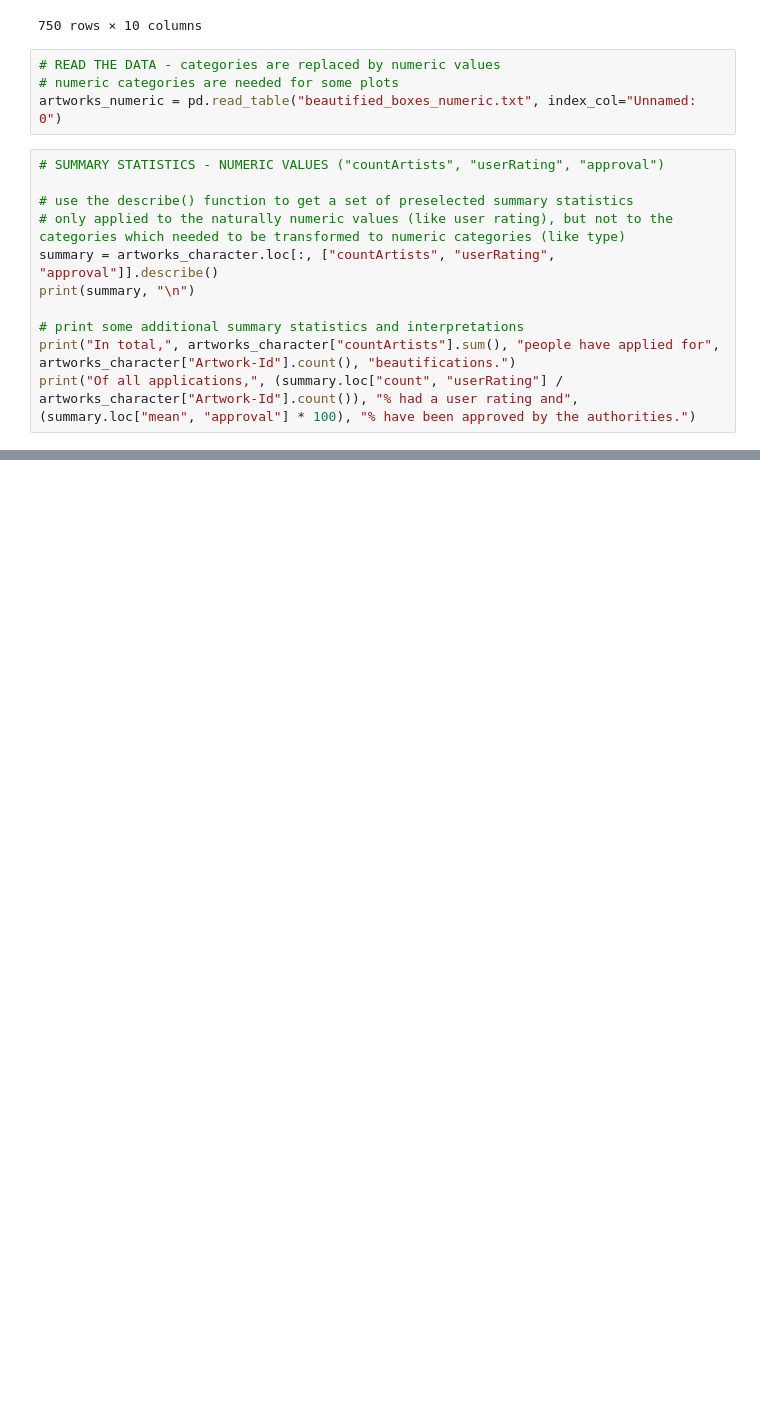
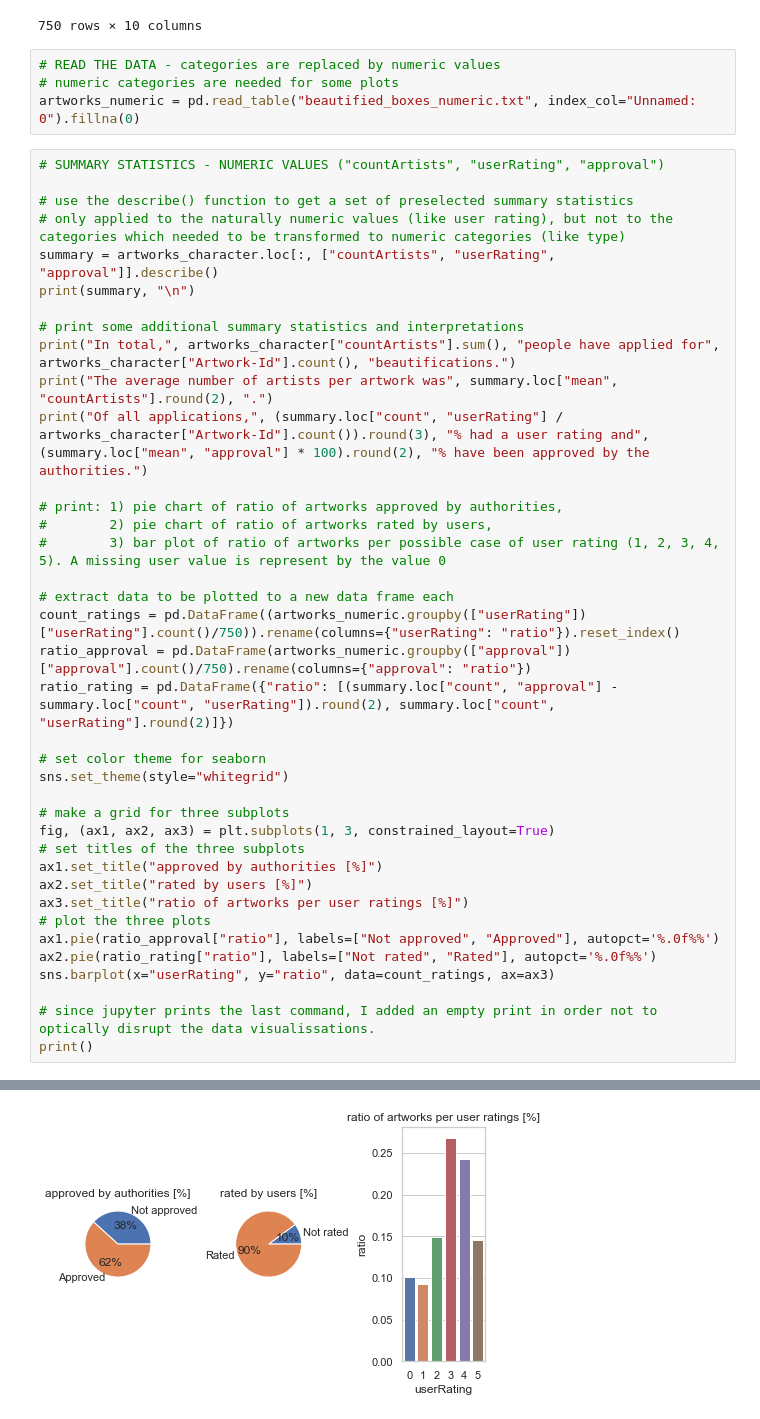
Before and after one commit to TechLabs-Berlin/st22-beautify-berlin, a Jupyter notebook: data_visualisations.ipynb, the cells around one changed output, grey strips where cells are left out. Cells and saved outputs as stored; diff of their text form; blank space fills up the shorter version.

Commit message:
I added three figures and commented the script

```diff
--- a/data_visualisations.ipynb
+++ b/data_visualisations.ipynb
@@ -30,7 +30,7 @@ artworks_character
 # %%
 # READ THE DATA - categories are replaced by numeric values
 # numeric categories are needed for some plots
-artworks_numeric = pd.read_table("beautified_boxes_numeric.txt", index_col="Unnamed: 0")
+artworks_numeric = pd.read_table("beautified_boxes_numeric.txt", index_col="Unnamed: 0").fillna(0)
 # %%
 # SUMMARY STATISTICS - NUMERIC VALUES ("countArtists", "userRating", "approval")
 
@@ -41,4 +41,32 @@ print(summary, "\n")
 
 # print some additional summary statistics and interpretations
 print("In total,", artworks_character["countArtists"].sum(), "people have applied for", artworks_character["Artwork-Id"].count(), "beautifications.")
-print("Of all applications,", (summary.loc["count", "userRating"] / artworks_character["Artwork-Id"].count()), "% had a user rating and", (summary.loc["mean", "approval"] * 100), "% have been approved by the authorities.")
+print("The average number of artists per artwork was", summary.loc["mean", "countArtists"].round(2), ".")
+print("Of all applications,", (summary.loc["count", "userRating"] / artworks_character["Artwork-Id"].count()).round(3), "% had a user rating and", (summary.loc["mean", "approval"] * 100).round(2), "% have been approved by the authorities.")
+
+# print: 1) pie chart of ratio of artworks approved by authorities,
+#        2) pie chart of ratio of artworks rated by users,
+#        3) bar plot of ratio of artworks per possible case of user rating (1, 2, 3, 4, 5). A missing user value is represent by the value 0
+
+# extract data to be plotted to a new data frame each
+count_ratings = pd.DataFrame((artworks_numeric.groupby(["userRating"])["userRating"].count()/750)).rename(columns={"userRating": "ratio"}).reset_index()
+ratio_approval = pd.DataFrame(artworks_numeric.groupby(["approval"])["approval"].count()/750).rename(columns={"approval": "ratio"})
+ratio_rating = pd.DataFrame({"ratio": [(summary.loc["count", "approval"] - summary.loc["count", "userRating"]).round(2), summary.loc["count", "userRating"].round(2)]})
+
+# set color theme for seaborn
+sns.set_theme(style="whitegrid")
+
+# make a grid for three subplots
+fig, (ax1, ax2, ax3) = plt.subplots(1, 3, constrained_layout=True)
+# set titles of the three subplots
+ax1.set_title("approved by authorities [%]")
+ax2.set_title("rated by users [%]")
+ax3.set_title("ratio of artworks per user ratings [%]")
+# plot the three plots
+ax1.pie(ratio_approval["ratio"], labels=["Not approved", "Approved"], autopct='%.0f%%')
+ax2.pie(ratio_rating["ratio"], labels=["Not rated", "Rated"], autopct='%.0f%%')
+sns.barplot(x="userRating", y="ratio", data=count_ratings, ax=ax3)
+
+# since jupyter prints the last command, I added an empty print in order not to optically disrupt the data visualissations.
+print()
+# %% [output]
@@ -44,0 +86 @@ print("Of all applications,", (summary.loc["count", "userRating"] / artworks_cha
+[figure, added]
```
Also changed, not shown: parts of 9 cells of this notebook.
